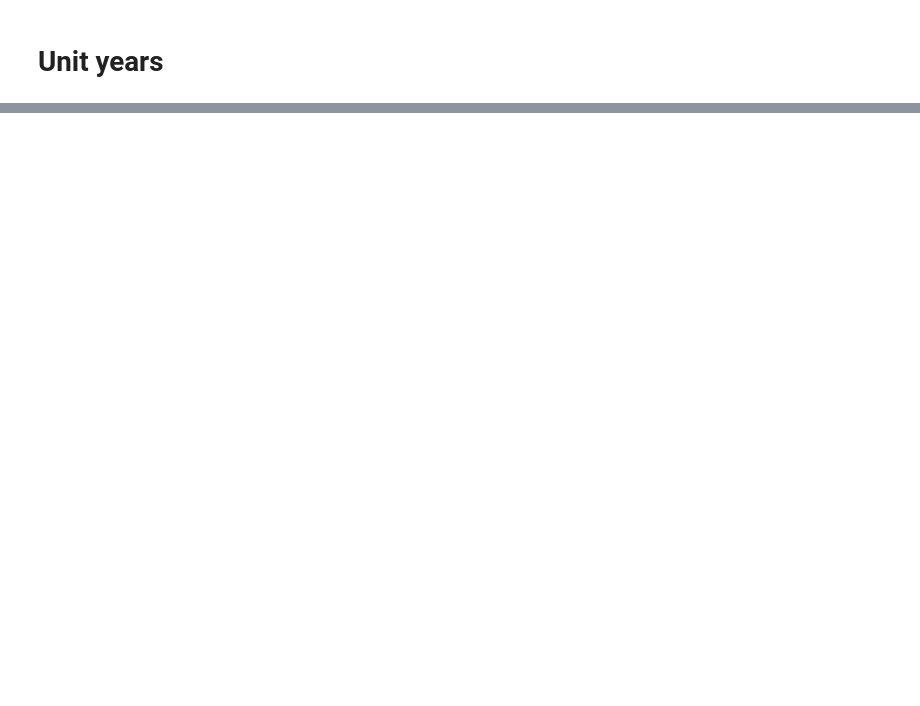
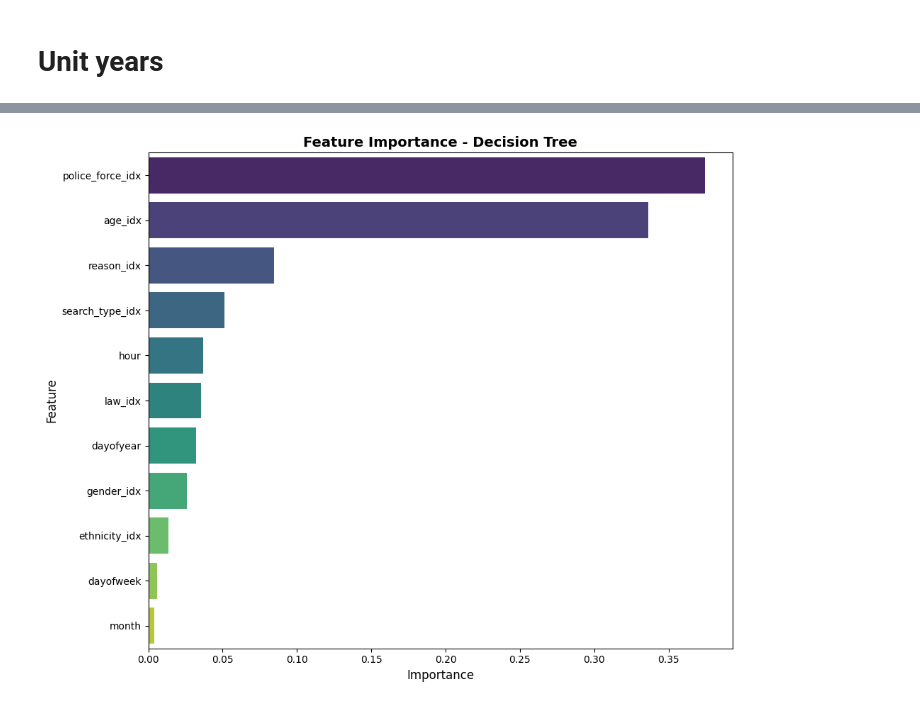
Before and after one commit to Iker-Jauregui/LSDA_Final_Project, a Jupyter notebook: unit_models.ipynb, the cells around one changed output, grey strips where cells are left out. Cells and saved outputs as stored; diff of their text form; code cells hidden in the pictures; blank space fills up the shorter version.

```diff
--- a/unit_models.ipynb
+++ b/unit_models.ipynb
@@ -152,3 +141,13 @@ root
 categorical_cols = ["age", "gender", "law", "ethnicity", "search_type", "reason", "police_force"]
 numeric_cols = ["hour", "month", "dayofweek", "dayofyear"]
 feature_cols = [f"{col}_idx" for col in categorical_cols] + numeric_cols
+# %%
+neg_count = 2006
+pos_count = 357
+total = 2363
+
+total = neg_count + pos_count
+weight_for_0 = total / (2.0 * neg_count)  # Lower weight if more samples
+weight_for_1 = total / (2.0 * pos_count)
+
+print(0.58, 3.31)
@@ -476,0 +957,70 @@ Class 0:
+# %%
+fractions = {
+    2022: 0.8,
+    2023: 0.8,
+    2024: 0.8,
+    2025: 0.8
+}
+
+# Muestreo estratificado
+train_df = df_final.sampleBy("year", fractions, seed=42)
+
+# El test set son los registros que NO están en train
+test_df = df_final.join(train_df, on=df_final.columns, how="left_anti")
+
+for year in [2023, 2024, 2025]:
+    if year == 2023:
+        train_df_objective = (
+            train_df.filter(
+                F.col("year") <= year
+            )
+        )
+
+        test_df_objective = (
+            test_df.filter(
+                F.col("year") <= year
+            )
+        )
+    else:
+        train_df_objective = (
+            train_df.filter(
+                F.col("year") == year
+            )
+        )
+
+        test_df_objective = (
+            test_df.filter(
+                F.col("year") == year
+            )
+        )
+
+    mult = 1
+    print("*"*15, "mult factor: ", mult, "*"*15)
+    trained_pipeline, neg_count, pos_count = train_dt(
+        train_df_objective,
+        categorical_cols,
+        numeric_cols,
+        feature_cols,
+        normalized_weights=True,
+        weight_multiplier = mult,
+        model = "DT"
+    )
+
+    trained_model = trained_pipeline.stages[-1]
+
+    show_importances(
+        trained_model,
+        categorical_cols,
+        numeric_cols,
+        feature_cols
+    )
+
+    # for thres in np.arange(0.7, 0.8, 0.03):
+    calculate_metrics(
+        trained_pipeline,
+        test_df_objective,
+        neg_count,
+        pos_count,
+        threshold = 0.5
+    )
+# %% [output]
@@ -476,0 +1051 @@ Class 0:
+[figure, added]
```
Also changed, not shown: parts of 25 cells of this notebook, 2 other files.
